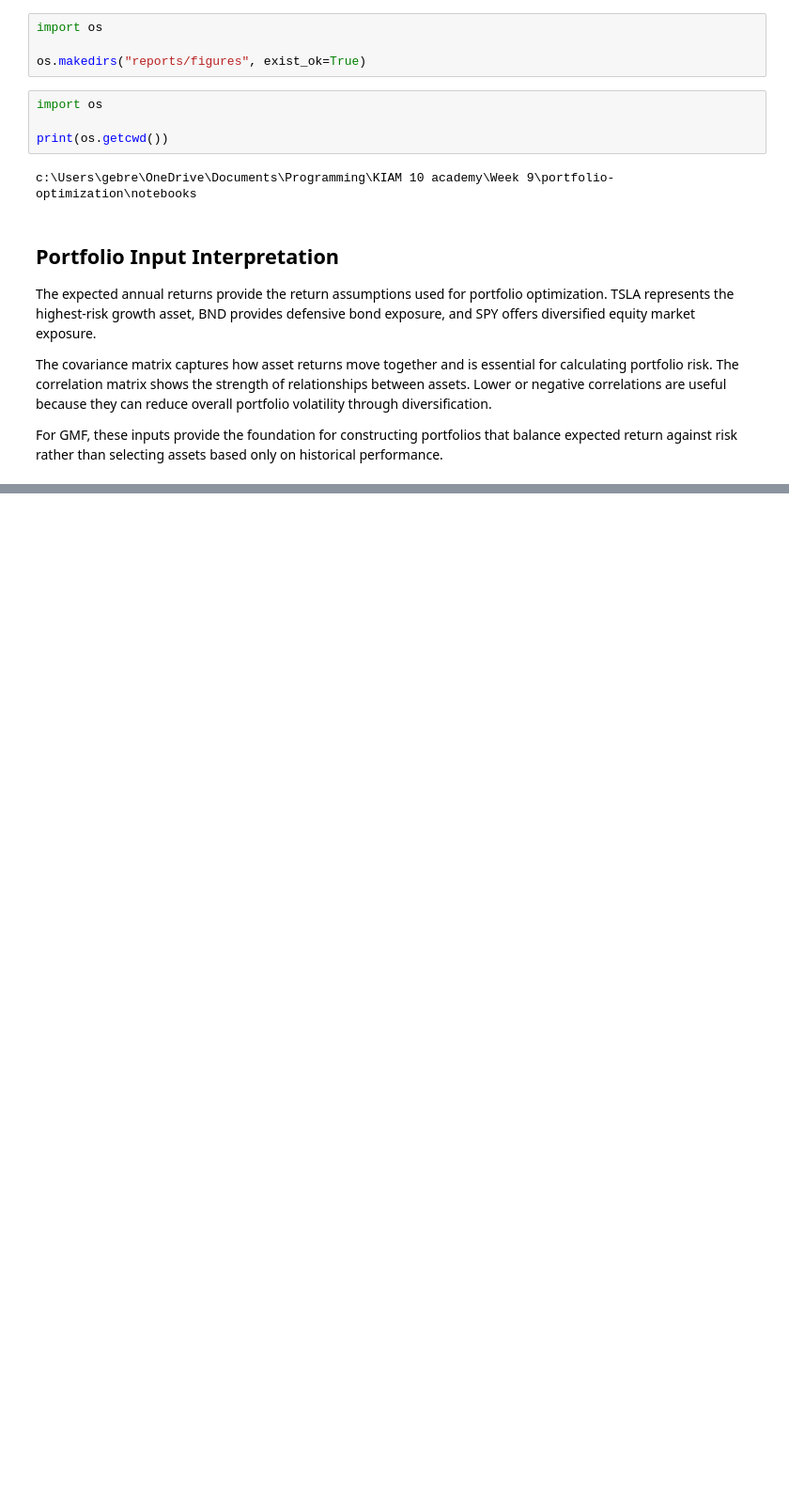
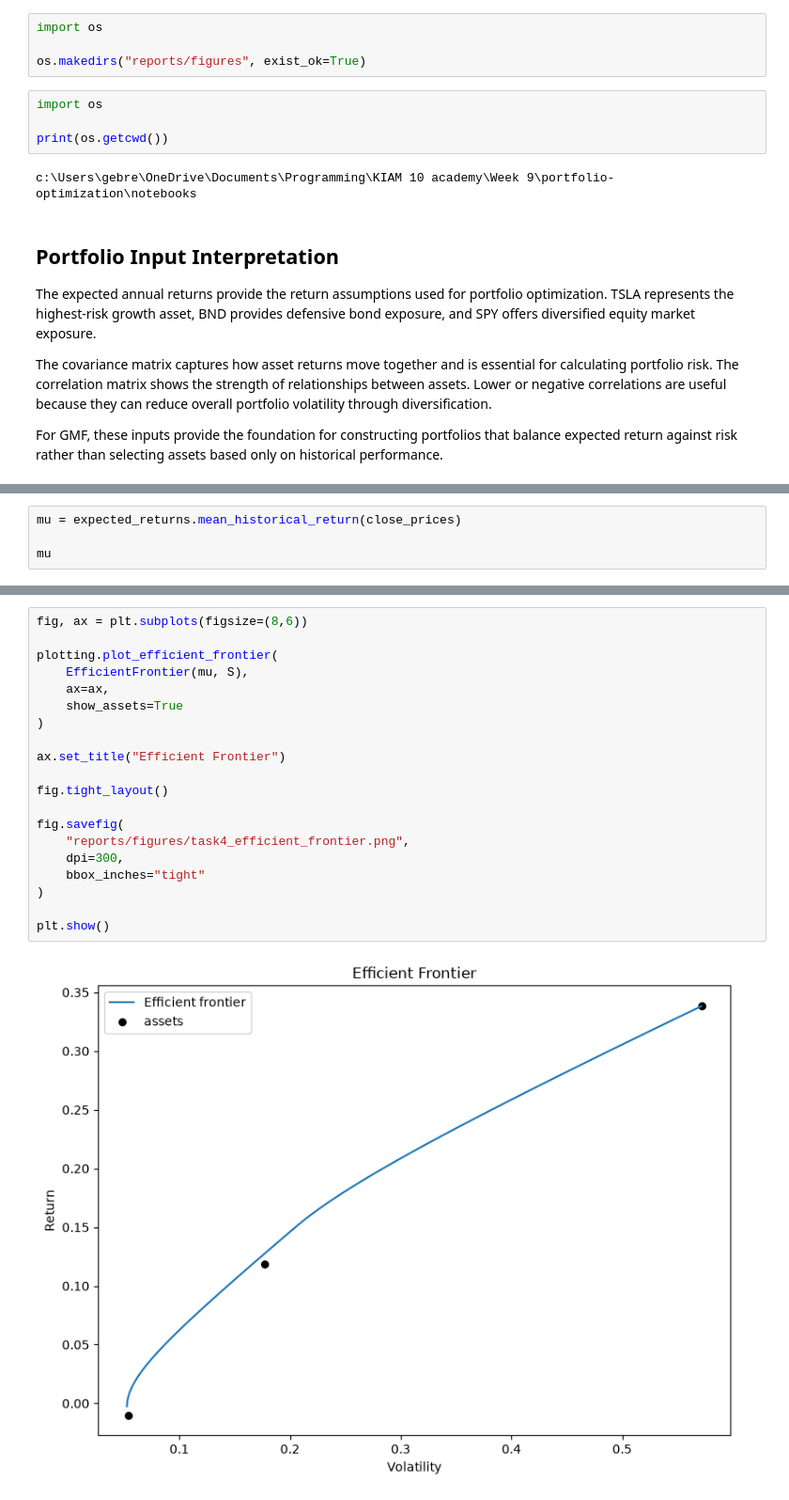
Before and after one commit to Bilen189/portfolio-optimization, a Jupyter notebook: notebooks/task_4_portfolio_optimization.ipynb, the cells around one changed output, grey strips where cells are left out. Shown at 94% size. Drawn from its saved outputs; the diff is of its cells as text; blank space fills up the shorter version.

```diff
--- a/notebooks/task_4_portfolio_optimization.ipynb
+++ b/notebooks/task_4_portfolio_optimization.ipynb
@@ -184,0 +190,4 @@ For GMF, these inputs provide the foundation for constructing portfolios that ba
+# %%
+mu = expected_returns.mean_historical_return(close_prices)
+
+mu
@@ -184,0 +282,22 @@ For GMF, these inputs provide the foundation for constructing portfolios that ba
+# %%
+fig, ax = plt.subplots(figsize=(8,6))
+
+plotting.plot_efficient_frontier(
+    EfficientFrontier(mu, S),
+    ax=ax,
+    show_assets=True
+)
+
+ax.set_title("Efficient Frontier")
+
+fig.tight_layout()
+
+fig.savefig(
+    "reports/figures/task4_efficient_frontier.png",
+    dpi=300,
+    bbox_inches="tight"
+)
+
+plt.show()
+# %% [output]
+[figure, added]
```
Also changed, not shown: parts of 10 cells of this notebook, 2 other files.
